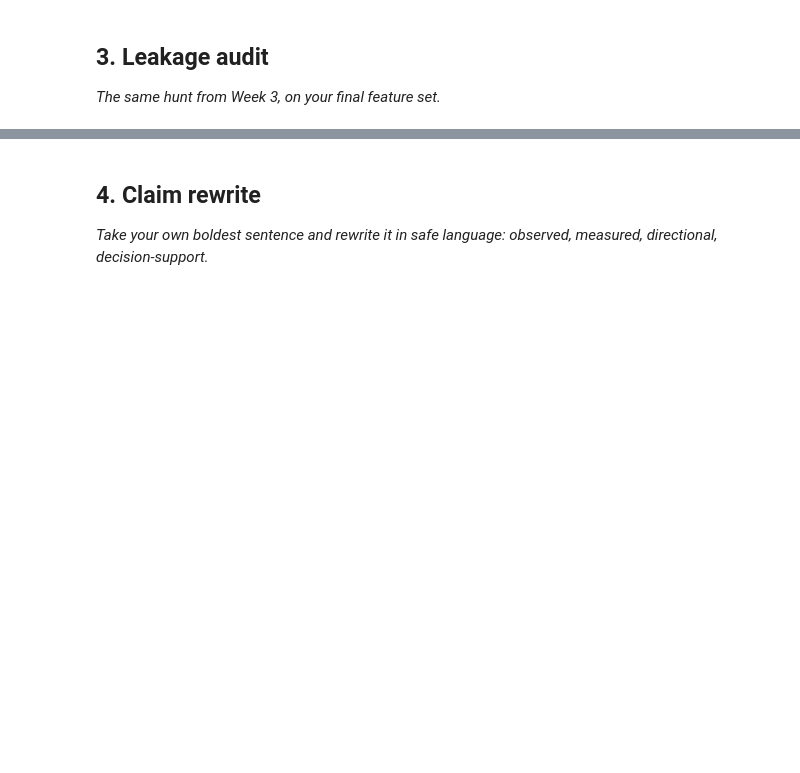
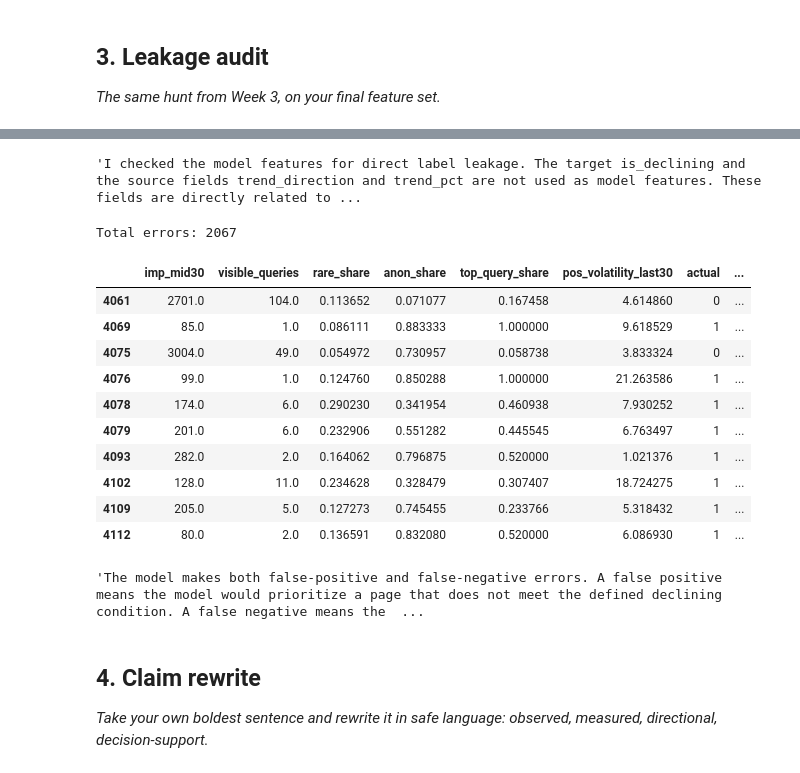
Before and after one commit to Sudharshansirikonda/flyrank-ml-internship-starter, a Jupyter notebook: work/notebooks/w06_validation_audit.ipynb, the cells around one changed output, grey strips where cells are left out. Cells and saved outputs as stored; diff of their text form; code cells hidden in the pictures; blank space fills up the shorter version.

```diff
--- a/work/notebooks/w06_validation_audit.ipynb
+++ b/work/notebooks/w06_validation_audit.ipynb
@@ -34,0 +43,11 @@ Does the validation design show that the finding generalizes beyond the data use
+# %%
+from sklearn.model_selection import train_test_split, GroupShuffleSplit
+from sklearn.ensemble import RandomForestClassifier
+from sklearn.metrics import precision_score, recall_score, f1_score
+
+X = model_data_90d[feature_cols_90d]
+y = model_data_90d["is_declining"]
+
+print("Rows:", len(X))
+print("Features:", feature_cols_90d)
+print("Declining rate:", round(y.mean(), 3))
@@ -295,3 +499,58 @@ weighted avg      0.775     0.768     0.770      9013
+# %%
+'''I checked the model features for direct label leakage. The target is_declining and the source fields trend_direction and trend_pct are not used as model features. These fields are directly related to the outcome definition and would leak future or label-derived information into the model.
+
+The selected features are historical search and query signals intended to be available before the content-review decision.'''
+# %% [output]
+'I checked the model features for direct label leakage. The target is_declining and the source fields trend_direction and trend_pct are not used as model features. These fields are directly related to ...
+# %%
+test_results = model_data_90d.iloc[test_idx].copy()
+
+test_results["actual"] = y_test.values
+test_results["predicted"] = group_pred
+
+test_results["error_type"] = "Correct"
+
+test_results.loc[
+    (test_results["actual"] == 1) &
+    (test_results["predicted"] == 0),
+    "error_type"
+] = "False Negative"
+
+test_results.loc[
+    (test_results["actual"] == 0) &
+    (test_results["predicted"] == 1),
+    "error_type"
+] = "False Positive"
+
+errors = test_results[
+    test_results["error_type"] != "Correct"
+]
+
+print("Total errors:", len(errors))
+
+errors[
+    feature_cols_90d +
+    ["actual", "predicted", "error_type"]
+].head(10)
+# %% [output]
+Total errors: 2067
+|  | imp_mid30 | visible_queries | rare_share | anon_share | top_query_share | pos_volatility_last30 | actual | ... |
+| 4061 | 2701.0 | 104.0 | 0.113652 | 0.071077 | 0.167458 | 4.614860 | 0 | ... |
+| 4069 | 85.0 | 1.0 | 0.086111 | 0.883333 | 1.000000 | 9.618529 | 1 | ... |
+| 4075 | 3004.0 | 49.0 | 0.054972 | 0.730957 | 0.058738 | 3.833324 | 0 | ... |
+| 4076 | 99.0 | 1.0 | 0.124760 | 0.850288 | 1.000000 | 21.263586 | 1 | ... |
+| 4078 | 174.0 | 6.0 | 0.290230 | 0.341954 | 0.460938 | 7.930252 | 1 | ... |
+| 4079 | 201.0 | 6.0 | 0.232906 | 0.551282 | 0.445545 | 6.763497 | 1 | ... |
+| 4093 | 282.0 | 2.0 | 0.164062 | 0.796875 | 0.520000 | 1.021376 | 1 | ... |
+| 4102 | 128.0 | 11.0 | 0.234628 | 0.328479 | 0.307407 | 18.724275 | 1 | ... |
+| 4109 | 205.0 | 5.0 | 0.127273 | 0.745455 | 0.233766 | 5.318432 | 1 | ... |
+| 4112 | 80.0 | 2.0 | 0.136591 | 0.832080 | 0.520000 | 6.086930 | 1 | ... |
+# %%
+'''The model makes both false-positive and false-negative errors. A false positive means the model would prioritize a page that does not meet the defined declining condition. A false negative means the model misses a page that does meet the declining condition.
+
+These errors show why the model should be used as decision support for content review rather than as an automatic decision-maker.'''
+# %% [output]
+'The model makes both false-positive and false-negative errors. A false positive means the model would prioritize a page that does not meet the defined declining condition. A false negative means the  ...
 # %% [markdown]
 ## 4. Claim rewrite
 
```
Also changed, not shown: parts of 18 cells of this notebook.
